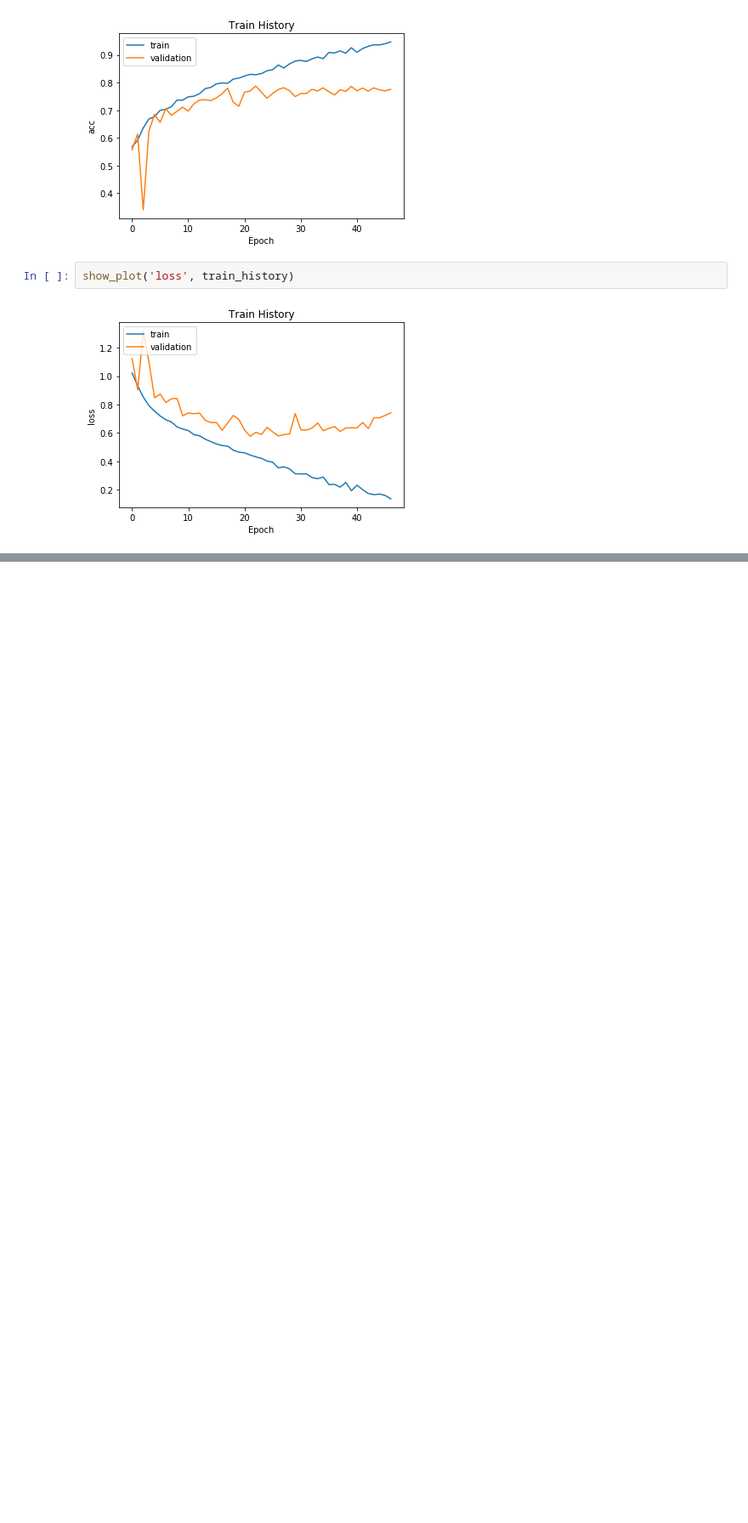
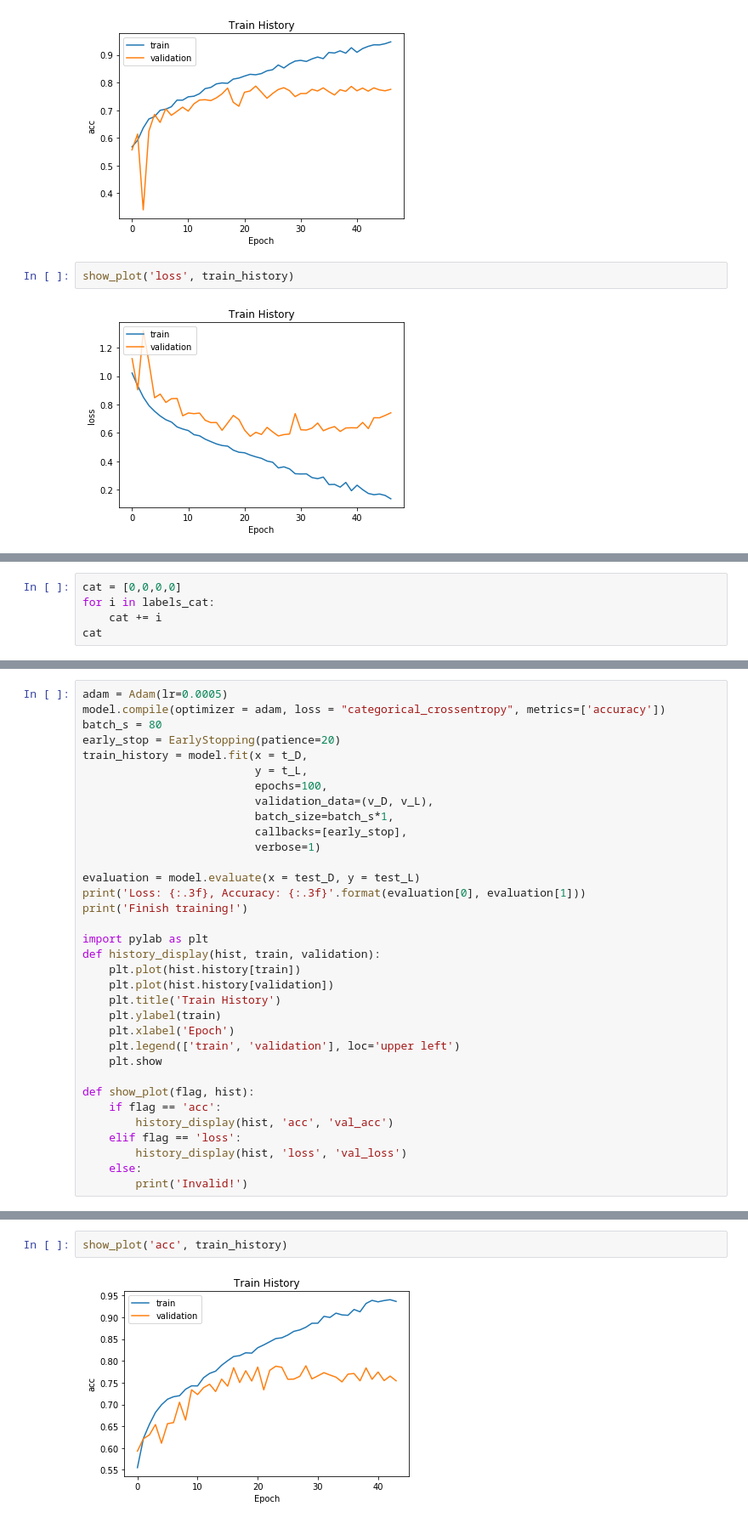
Before and after one commit to yanshuolee/ECG-AF-Detection, a Jupyter notebook: 2D LSTM with opencv preprocessing.ipynb, the cells around one changed output, grey strips where cells are left out. Shown at 85% size. Saved outputs shown, nothing was run; the diff lists cells and outputs as text; blank space fills up the shorter version.

```diff
--- a/2D LSTM with opencv preprocessing.ipynb
+++ b/2D LSTM with opencv preprocessing.ipynb
@@ -646,0 +673,5 @@ show_plot('loss', train_history)
+# %%
+cat = [0,0,0,0]
+for i in labels_cat:
+    cat += i
+cat
@@ -646,0 +865,34 @@ show_plot('loss', train_history)
+# %%
+adam = Adam(lr=0.0005)
+model.compile(optimizer = adam, loss = "categorical_crossentropy", metrics=['accuracy'])
+batch_s = 80
+early_stop = EarlyStopping(patience=20)
+train_history = model.fit(x = t_D,
+                          y = t_L,
+                          epochs=100,
+                          validation_data=(v_D, v_L),
+                          batch_size=batch_s*1,
+                          callbacks=[early_stop],
+                          verbose=1)
+
+evaluation = model.evaluate(x = test_D, y = test_L)
+print('Loss: {:.3f}, Accuracy: {:.3f}'.format(evaluation[0], evaluation[1]))
+print('Finish training!')
+
+import pylab as plt
+def history_display(hist, train, validation):
+    plt.plot(hist.history[train])
+    plt.plot(hist.history[validation])
+    plt.title('Train History')
+    plt.ylabel(train)
+    plt.xlabel('Epoch')
+    plt.legend(['train', 'validation'], loc='upper left')
+    plt.show
+
+def show_plot(flag, hist):
+    if flag == 'acc':
+        history_display(hist, 'acc', 'val_acc')
+    elif flag == 'loss':
+        history_display(hist, 'loss', 'val_loss')
+    else:
+        print('Invalid!')
@@ -646,0 +917,4 @@ show_plot('loss', train_history)
+# %%
+show_plot('acc', train_history)
+# %% [output]
+[figure, added]
```
Also changed, not shown: parts of 9 cells of this notebook, 6 other files.
